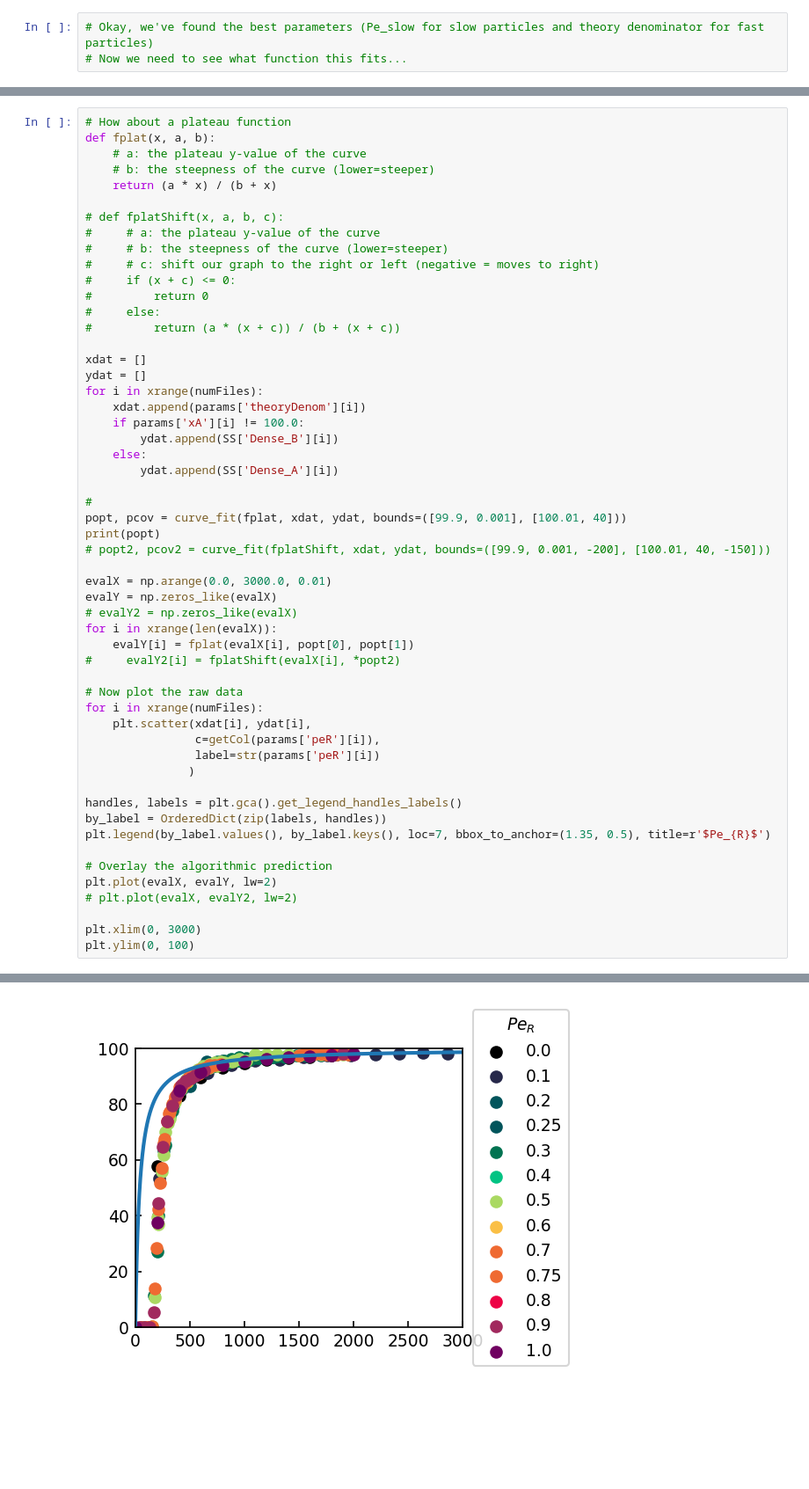
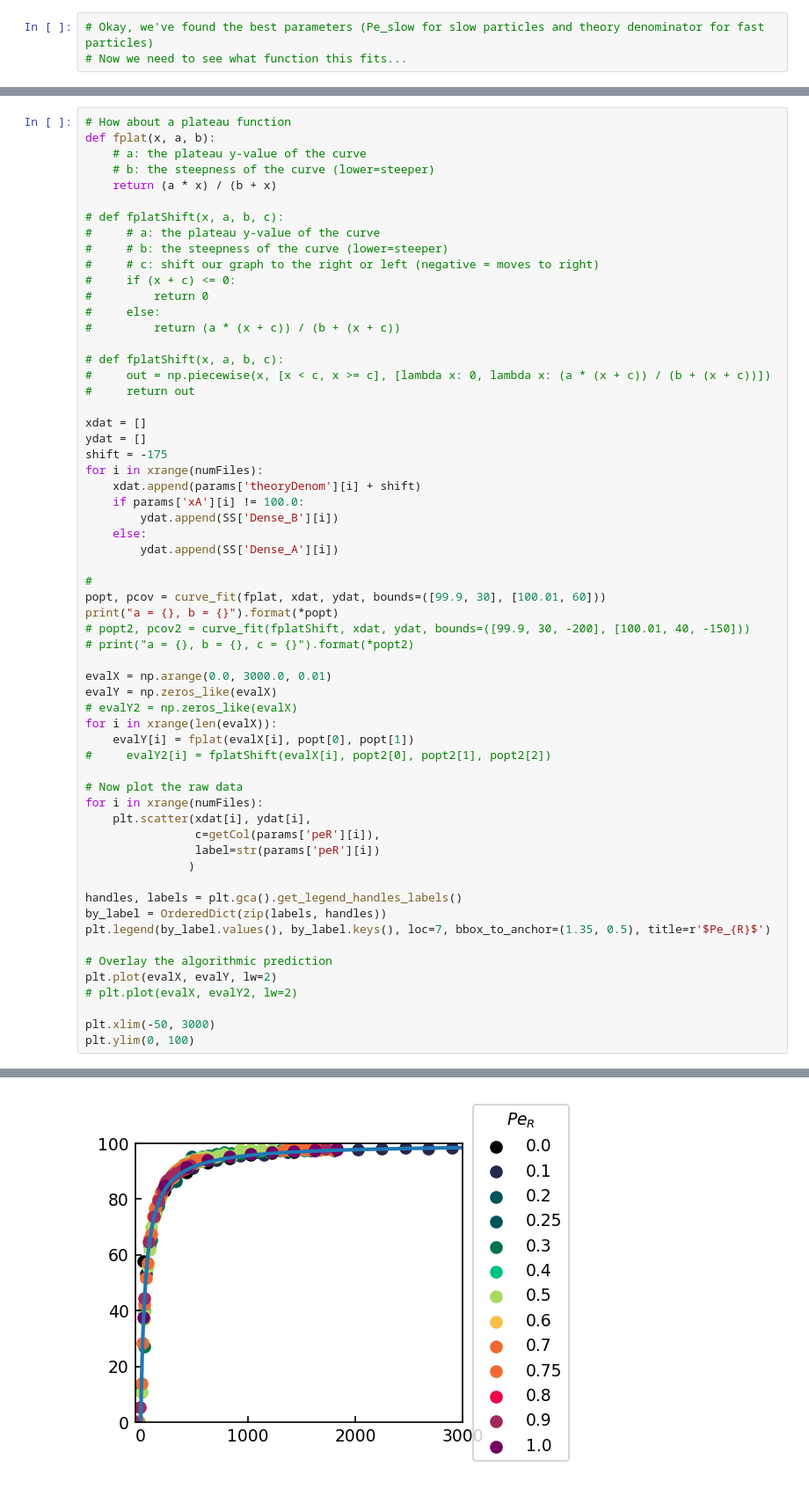
Before and after one commit to kolbt/whingdingdilly, a Jupyter notebook: ipython/net_activity.ipynb, the cells around one changed output, grey strips where cells are left out. Shown at 88% size. Drawn from its saved outputs; the diff is of its cells as text; blank space fills up the shorter version.

```diff
--- a/ipython/net_activity.ipynb
+++ b/ipython/net_activity.ipynb
@@ -971,26 +971,32 @@ def fplat(x, a, b):
 #     else:
 #         return (a * (x + c)) / (b + (x + c))
 
+# def fplatShift(x, a, b, c):
+#     out = np.piecewise(x, [x < c, x >= c], [lambda x: 0, lambda x: (a * (x + c)) / (b + (x + c))])
+#     return out
+
 xdat = []
 ydat = []
+shift = -175
 for i in xrange(numFiles):
-    xdat.append(params['theoryDenom'][i])
+    xdat.append(params['theoryDenom'][i] + shift)
     if params['xA'][i] != 100.0:
         ydat.append(SS['Dense_B'][i])
     else:
         ydat.append(SS['Dense_A'][i])
 
 #
-popt, pcov = curve_fit(fplat, xdat, ydat, bounds=([99.9, 0.001], [100.01, 40]))
-print(popt)
-# popt2, pcov2 = curve_fit(fplatShift, xdat, ydat, bounds=([99.9, 0.001, -200], [100.01, 40, -150]))
+popt, pcov = curve_fit(fplat, xdat, ydat, bounds=([99.9, 30], [100.01, 60]))
+print("a = {}, b = {}").format(*popt)
+# popt2, pcov2 = curve_fit(fplatShift, xdat, ydat, bounds=([99.9, 30, -200], [100.01, 40, -150]))
+# print("a = {}, b = {}, c = {}").format(*popt2)
 
 evalX = np.arange(0.0, 3000.0, 0.01)
 evalY = np.zeros_like(evalX)
 # evalY2 = np.zeros_like(evalX)
 for i in xrange(len(evalX)):
     evalY[i] = fplat(evalX[i], popt[0], popt[1])
-#     evalY2[i] = fplatShift(evalX[i], *popt2)
+#     evalY2[i] = fplatShift(evalX[i], popt2[0], popt2[1], popt2[2])
 
 # Now plot the raw data
 for i in xrange(numFiles):
@@ -1007,6 +1013,6 @@ plt.legend(by_label.values(), by_label.keys(), loc=7, bbox_to_anchor=(1.35, 0.5)
 plt.plot(evalX, evalY, lw=2)
 # plt.plot(evalX, evalY2, lw=2)
 
-plt.xlim(0, 3000)
+plt.xlim(-50, 3000)
 plt.ylim(0, 100)
 # %% [output]
@@ -1014,5 +1020,5 @@ plt.ylim(0, 100)
 (0, 100)
-[figure, old version]
+[figure, new version]
 # %%
 def percClust(numX, numC):
     return numX / numC
```
Also changed, not shown: parts of 5 cells of this notebook.
